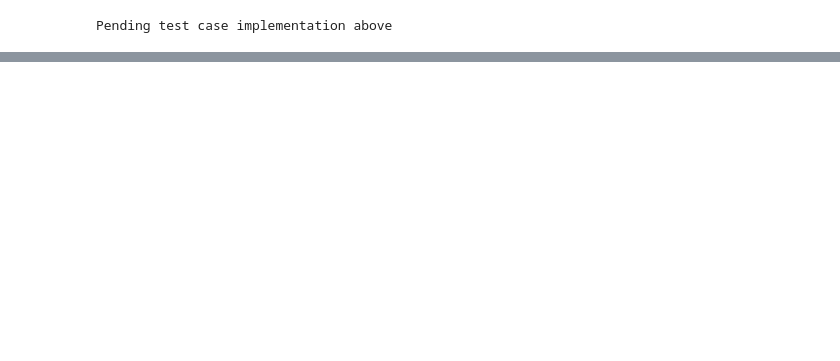
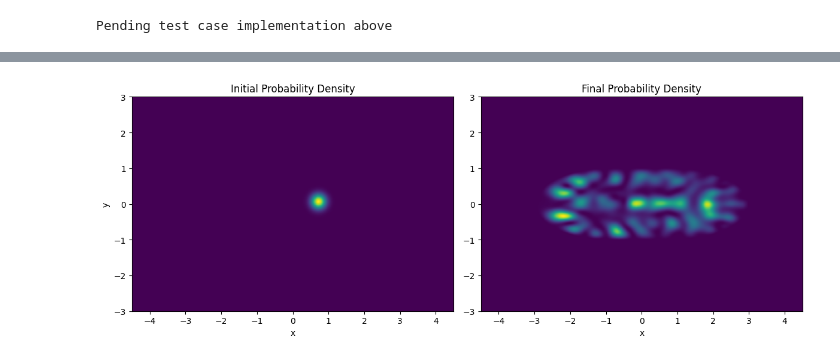
Before and after one commit to Shaukat-aziz/Quantum_Computing, a Jupyter notebook: qft_on_qc.ipynb, the cells around one changed output, grey strips where cells are left out. Saved outputs shown, nothing was run; the diff lists cells and outputs as text; code cells hidden in the pictures; blank space fills up the shorter version.

Commit message:
Update stadium billiard simulation and quantum wave packet evolution

```diff
--- a/qft_on_qc.ipynb
+++ b/qft_on_qc.ipynb
@@ -217,0 +291,10 @@ Pending test case implementation above
+# %%
+V = 1e6 * (1 - mask)  # Large potential outside to approximate infinite walls
+# %%
+# Initial Gaussian wave packet
+psi = np.sqrt(1 / (np.pi * sigma**2)) * np.exp(-((X - x0)**2 + (Y - y0)**2) / (2 * sigma**2) + 1j * (px * X + py * Y) / hbar)
+psi *= mask  # enforce boundary
+
+# Normalize
+norm = np.sum(np.abs(psi)**2) * dx * dy
+psi /= np.sqrt(norm)
@@ -217,0 +326,14 @@ Pending test case implementation above
+# %%
+from tqdm import tqdm
+
+# Time evolution
+T_steps = 3000
+psi_t = [psi.copy()]
+norms = []
+for t in tqdm(range(T_steps), desc="Time Evolution"):
+    psi, current_norm = evolve_psi(psi, k2, dt, V)
+    norms.append(current_norm)
+    if t % 50 == 0:
+        psi_t.append(psi.copy())
+print(f"Evolution completed for {T_steps} steps.")
+print(f"Norms range: {min(norms):.6f} to {max(norms):.6f}")
@@ -217,0 +365,22 @@ Pending test case implementation above
+# %%
+# Plot initial and final probability density
+fig, axes = plt.subplots(1, 2, figsize=(12, 5))
+
+# Initial
+prob_initial = np.abs(psi_t[0])**2
+axes[0].imshow(prob_initial, extent=[x.min(), x.max(), y.min(), y.max()], origin='lower', cmap='viridis')
+axes[0].set_title('Initial Probability Density')
+axes[0].set_xlabel('x')
+axes[0].set_ylabel('y')
+
+# Final
+prob_final = np.abs(psi_t[-1])**2
+axes[1].imshow(prob_final, extent=[x.min(), x.max(), y.min(), y.max()], origin='lower', cmap='viridis')
+axes[1].set_title('Final Probability Density')
+axes[1].set_xlabel('x')
+
+plt.tight_layout()
+plt.savefig('stadium_quantum_wavepacket.png', dpi=120)
+plt.show()
+# %% [output]
+[figure, added]
```
Also changed, not shown: parts of 14 cells of this notebook, 8 other files.
